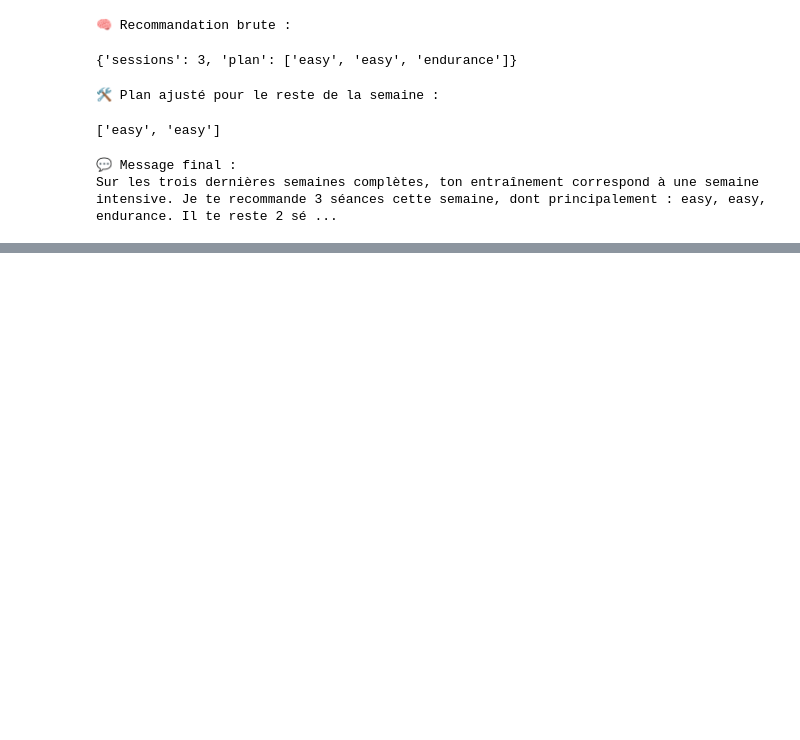
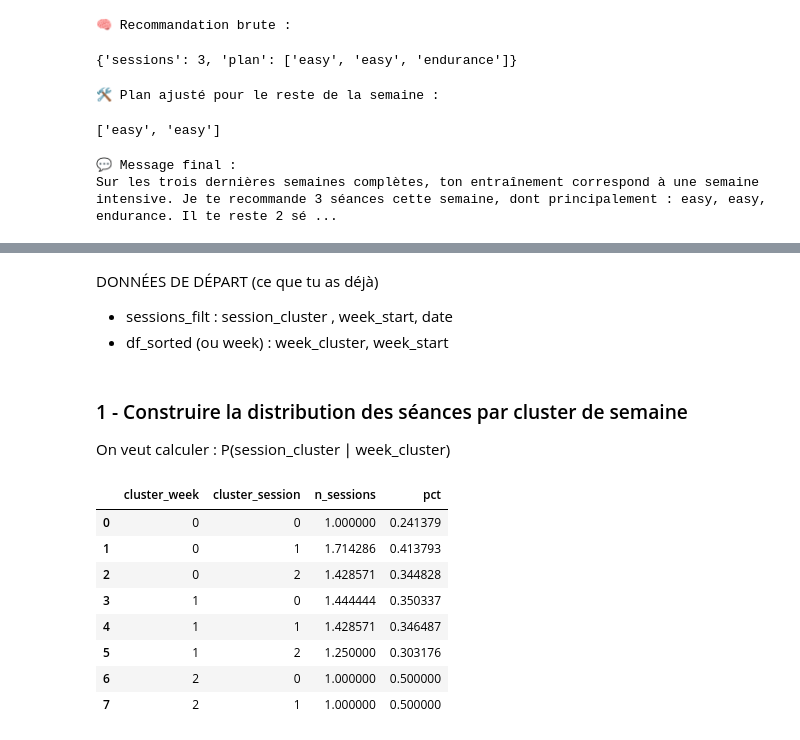
Before and after one commit to albanecoiffe/health-data-coach, a Jupyter notebook: HealthCoachBackend/notebook.ipynb, the cells around one changed output, grey strips where cells are left out. Drawn from its saved outputs; the diff is of its cells as text; code cells hidden in the pictures; blank space fills up the shorter version.

```diff
--- a/HealthCoachBackend/notebook.ipynb
+++ b/HealthCoachBackend/notebook.ipynb
@@ -822,0 +882,44 @@ Sur les trois dernières semaines complètes, ton entraînement correspond à un
+# %% [markdown]
+DONNÉES DE DÉPART (ce que tu as déjà)
+- sessions_filt : session_cluster , week_start, date
+- df_sorted (ou week) : week_cluster, week_start
+# %% [markdown]
+### 1 - Construire la distribution des séances par cluster de semaine
+
+On veut calculer : P(session_cluster ∣ week_cluster)
+# %%
+# Étape 1 — Compter les séances par semaine
+week_session_counts = (
+    sessions_filt.groupby(["week_start", "cluster_session"])
+    .size()
+    .reset_index(name="n_sessions")
+)
+
+# Étape 2 — Ajouter le cluster_week correspondant
+week_session_counts = week_session_counts.merge(
+    df_week_sorted[["week_start", "cluster_week"]], on="week_start", how="left"
+)
+
+# Étape 3 — Calculer la distribution moyenne par cluster_week
+cluster_session_distribution = (
+    week_session_counts.groupby(["cluster_week", "cluster_session"])["n_sessions"]
+    .mean()
+    .reset_index()
+)
+
+# Étape 4 — Normaliser pour obtenir des pourcentages
+cluster_session_distribution["pct"] = cluster_session_distribution.groupby(
+    "cluster_week"
+)["n_sessions"].transform(lambda x: x / x.sum())
+
+cluster_session_distribution
+# %% [output]
+|  | cluster_week | cluster_session | n_sessions | pct |
+| 0 | 0 | 0 | 1.000000 | 0.241379 |
+| 1 | 0 | 1 | 1.714286 | 0.413793 |
+| 2 | 0 | 2 | 1.428571 | 0.344828 |
+| 3 | 1 | 0 | 1.444444 | 0.350337 |
+| 4 | 1 | 1 | 1.428571 | 0.346487 |
+| 5 | 1 | 2 | 1.250000 | 0.303176 |
+| 6 | 2 | 0 | 1.000000 | 0.500000 |
+| 7 | 2 | 1 | 1.000000 | 0.500000 |
```
Also changed, not shown: parts of 27 cells of this notebook.
